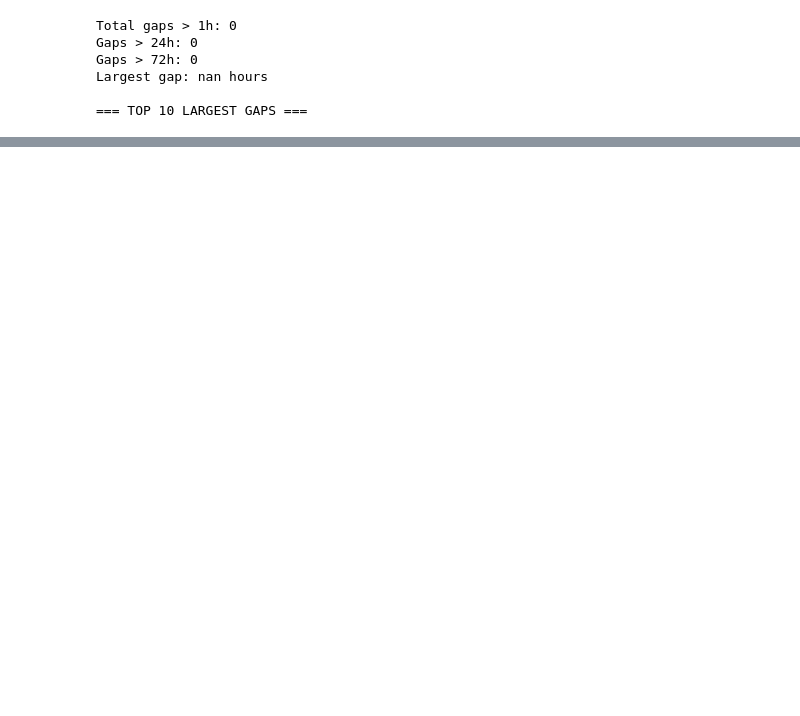
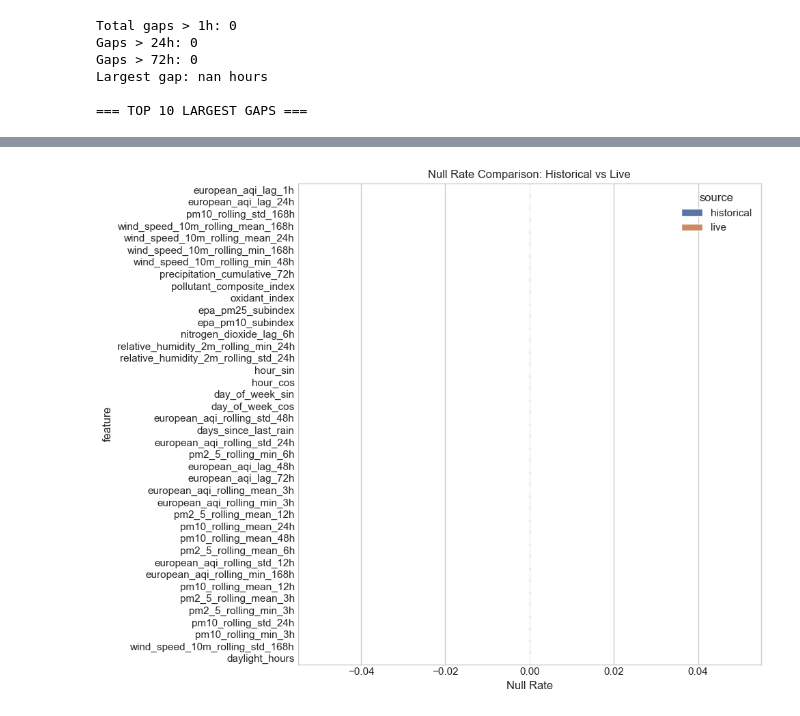
Before and after one commit to mwasifshkeel/pearls-aqi-predictor, a Jupyter notebook: src/eda/01_raw_exploration.ipynb, the cells around one changed output, grey strips where cells are left out. Cells and saved outputs as stored; diff of their text form; code cells hidden in the pictures; blank space fills up the shorter version.

```diff
--- a/src/eda/01_raw_exploration.ipynb
+++ b/src/eda/01_raw_exploration.ipynb
@@ -355,0 +370,21 @@ Your model RMSE ~12.4 — compare above to see actual uplift over naive baseline
+# %%
+available = [f for f in TOP_FEATURES if f in data.columns]
+hist_null = data[available].isna().mean().sort_values(ascending=False)
+if 'live_data' in globals() and not live_data.empty:
+    live_avail = [f for f in available if f in live_data.columns]
+    if live_avail:
+        live_null = live_data[live_avail].isna().mean().reindex(hist_null.index).fillna(0)
+        compare = pd.DataFrame({'historical': hist_null, 'live': live_null})
+        compare = compare.reset_index().rename(columns={'index':'feature'})
+        melt = compare.melt(id_vars='feature', var_name='source', value_name='null_rate')
+        plt.figure(figsize=(10,8))
+        sns.barplot(data=melt, x='null_rate', y='feature', hue='source')
+        plt.title('Null Rate Comparison: Historical vs Live')
+        plt.xlabel('Null Rate')
+        plt.tight_layout()
+    else:
+        print('No TOP_FEATURES present in live_data to compare')
+else:
+    print('live_data not present in this kernel — run the live data cell to populate live_data')
+# %% [output]
+[figure, added]
```
Also changed, not shown: parts of 13 cells of this notebook, 5 other files.
